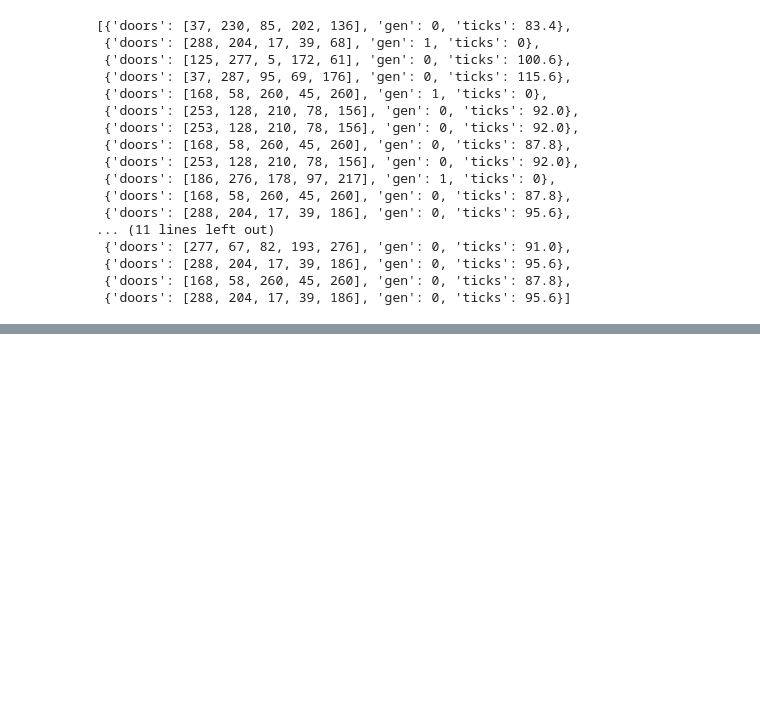
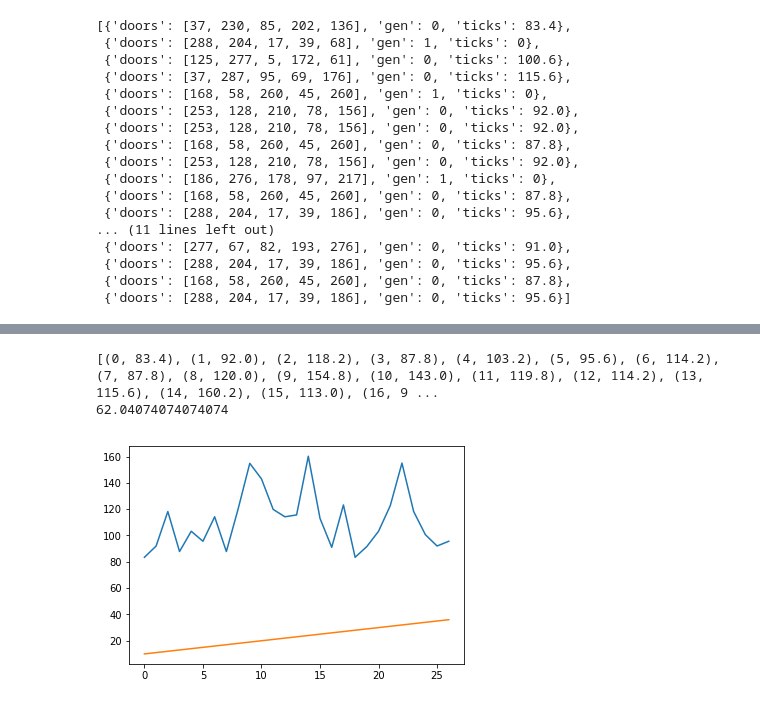
Before and after one commit to fr4j4/INFO267_2018_TAREA_GA, a Jupyter notebook: tarea.ipynb, the cells around one changed output, grey strips where cells are left out. Drawn from its saved outputs; the diff is of its cells as text; code cells hidden in the pictures; blank space fills up the shorter version.

```diff
--- a/tarea.ipynb
+++ b/tarea.ipynb
@@ -505,2 +525,26 @@ do_crossover(winner,1)
+# %%
+
+import numpy as np
+all_mean=[]
+extra=[]
+for i in range(len(pop2)):
+    all_mean.append((i,pop2[i]['ticks']))
+    extra.append((all_mean[i][0] + 10))
+# print(x/len(pop2))
+print(all_mean)
+print(np.mean(all_mean[][1]))
+
+import matplotlib.pyplot as plt
+x_points=list(map(lambda x:x[0],all_mean))
+y_points=list(map(lambda x:x[1],all_mean))
+z_p=extra
+# print("Best door combination:\n{0}\nticks:{1}".format(best_doors,best_of_all_time['ticks']))
+
+plt.plot(x_points,y_points,z_p)
+plt.show()
+# %% [output]
+[(0, 83.4), (1, 92.0), (2, 118.2), (3, 87.8), (4, 103.2), (5, 95.6), (6, 114.2), (7, 87.8), (8, 120.0), (9, 154.8), (10, 143.0), (11, 119.8), (12, 114.2), (13, 115.6), (14, 160.2), (15, 113.0), (16, 9 ...
+62.04074074074074
+[figure, added]
 # %%
 netlogo.kill_workspace()
```
Also changed, not shown: parts of 1 cell of this notebook, 1 other file.
